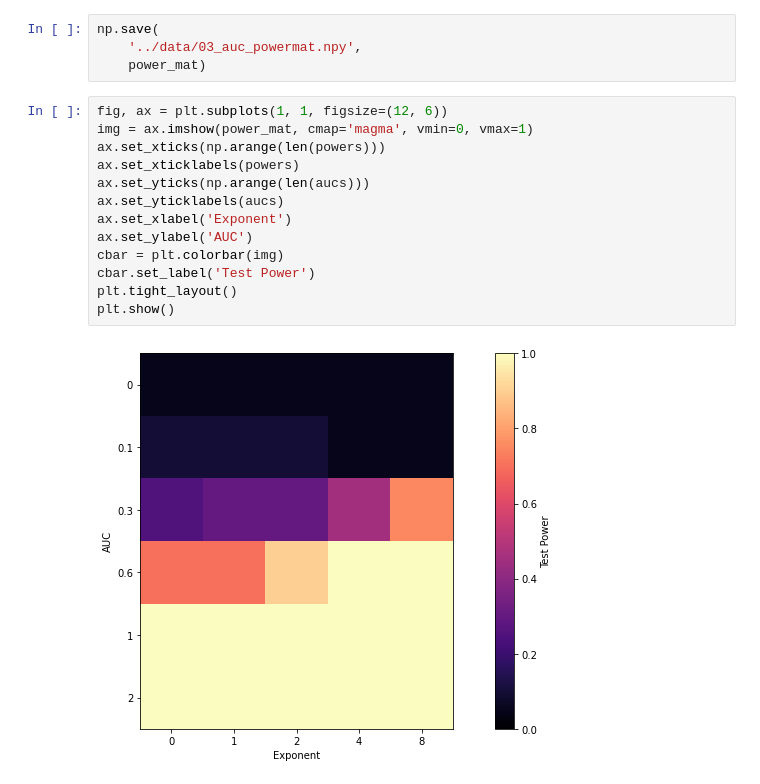
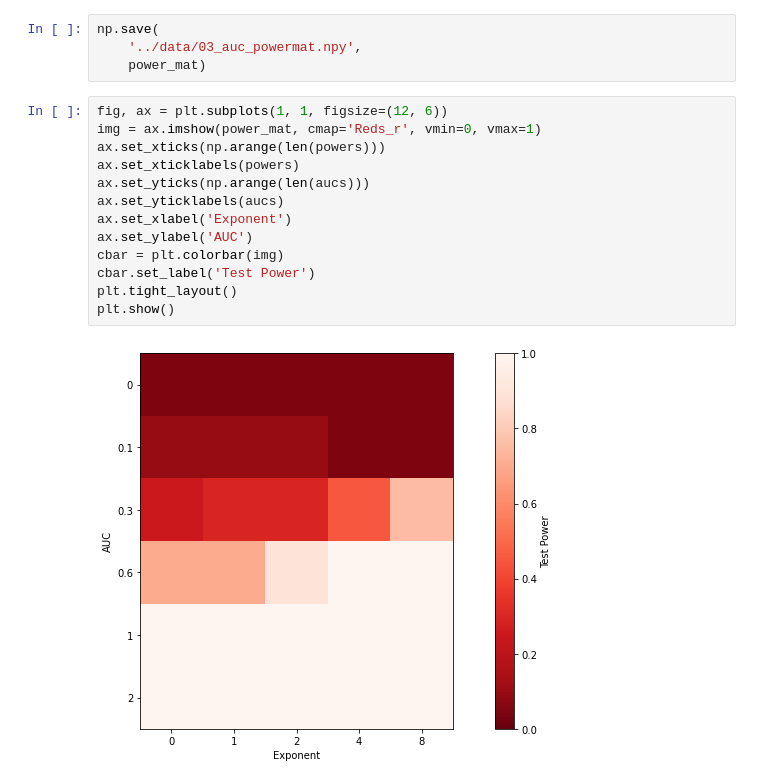
Before and after one commit to rflperry/sparse_shift, a Jupyter notebook: notebooks/03-kcd_benchmarking.ipynb, the cells around one changed output. Saved outputs shown, nothing was run; the diff lists cells and outputs as text.

Commit message:
cmap change

```diff
--- a/notebooks/03-kcd_benchmarking.ipynb
+++ b/notebooks/03-kcd_benchmarking.ipynb
@@ -536,16 +536,16 @@ np.save(
     power_mat)
 # %%
 fig, ax = plt.subplots(1, 1, figsize=(12, 6))
-img = ax.imshow(power_mat, cmap='magma', vmin=0, vmax=1)
+img = ax.imshow(power_mat, cmap='Reds_r', vmin=0, vmax=1)
 ax.set_xticks(np.arange(len(powers)))
 ax.set_xticklabels(powers)
 ax.set_yticks(np.arange(len(aucs)))
 ax.set_yticklabels(aucs)
 ax.set_xlabel('Exponent')
 ax.set_ylabel('AUC')
 cbar = plt.colorbar(img)
 cbar.set_label('Test Power')
 plt.tight_layout()
 plt.show()
 # %% [output]
-[figure, old version]
+[figure, new version]
```
